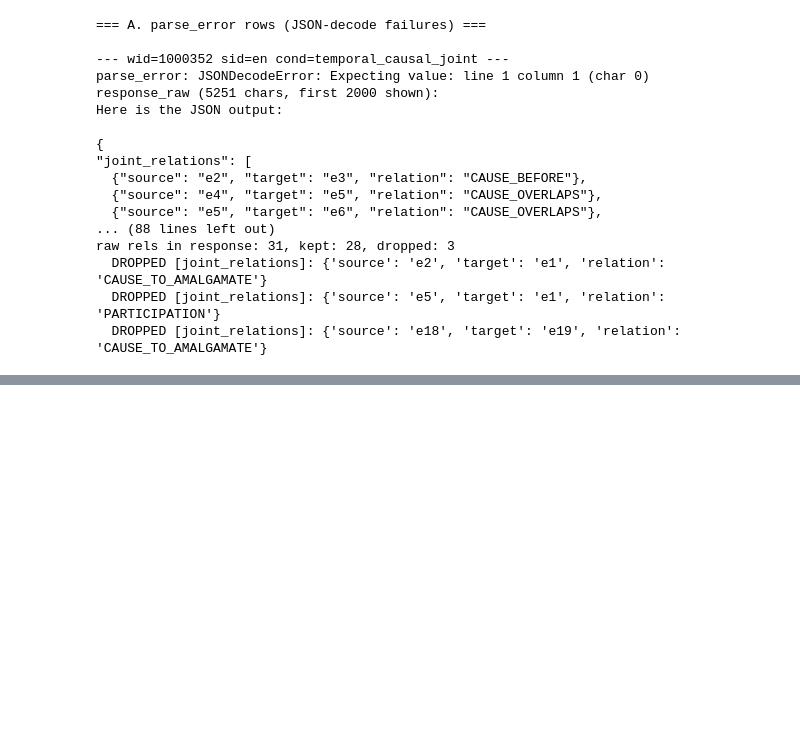
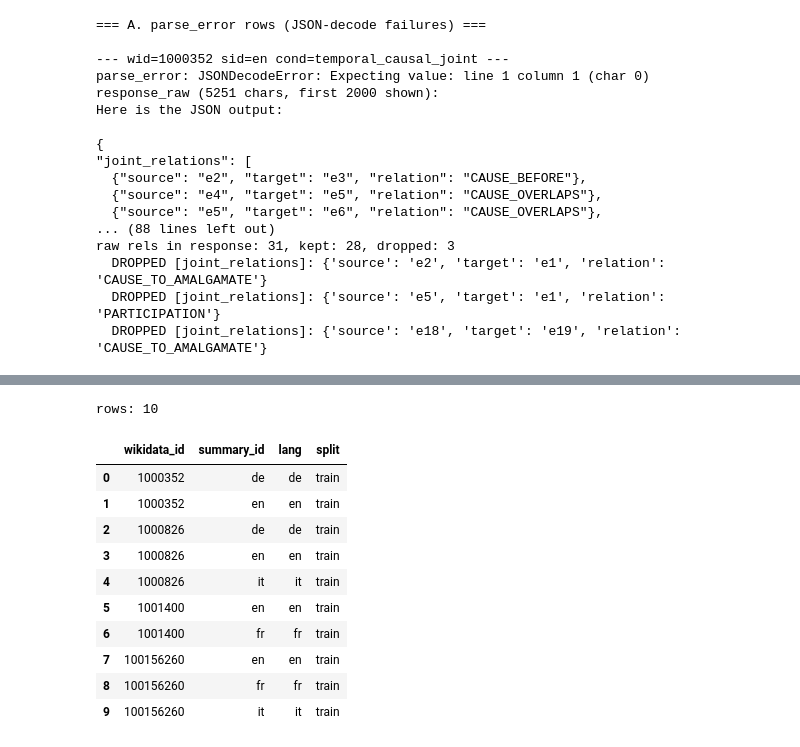
Before and after one commit to bgrsph/uva-thesis-computational-narrative-analysis, a Jupyter notebook: notebooks/error_analysis.ipynb, the cells around one changed output, grey strips where cells are left out. Saved outputs shown, nothing was run; the diff lists cells and outputs as text; code cells hidden in the pictures; blank space fills up the shorter version.

```diff
--- a/notebooks/error_analysis.ipynb
+++ b/notebooks/error_analysis.ipynb
@@ -307,0 +313,22 @@ raw rels in response: 31, kept: 28, dropped: 3
+# %%
+import json
+from pathlib import Path
+import pandas as pd
+
+EXP_PATH = Path("../data/results/experiment.jsonl")
+df = pd.read_json(EXP_PATH, lines=True)
+print(f"rows: {len(df)}")
+df[["wikidata_id", "summary_id", "lang", "split"]]
+# %% [output]
+rows: 10
+|  | wikidata_id | summary_id | lang | split |
+| 0 | 1000352 | de | de | train |
+| 1 | 1000352 | en | en | train |
+| 2 | 1000826 | de | de | train |
+| 3 | 1000826 | en | en | train |
+| 4 | 1000826 | it | it | train |
+| 5 | 1001400 | en | en | train |
+| 6 | 1001400 | fr | fr | train |
+| 7 | 100156260 | en | en | train |
+| 8 | 100156260 | fr | fr | train |
+| 9 | 100156260 | it | it | train |
```
Also changed, not shown: parts of 4 cells of this notebook.
